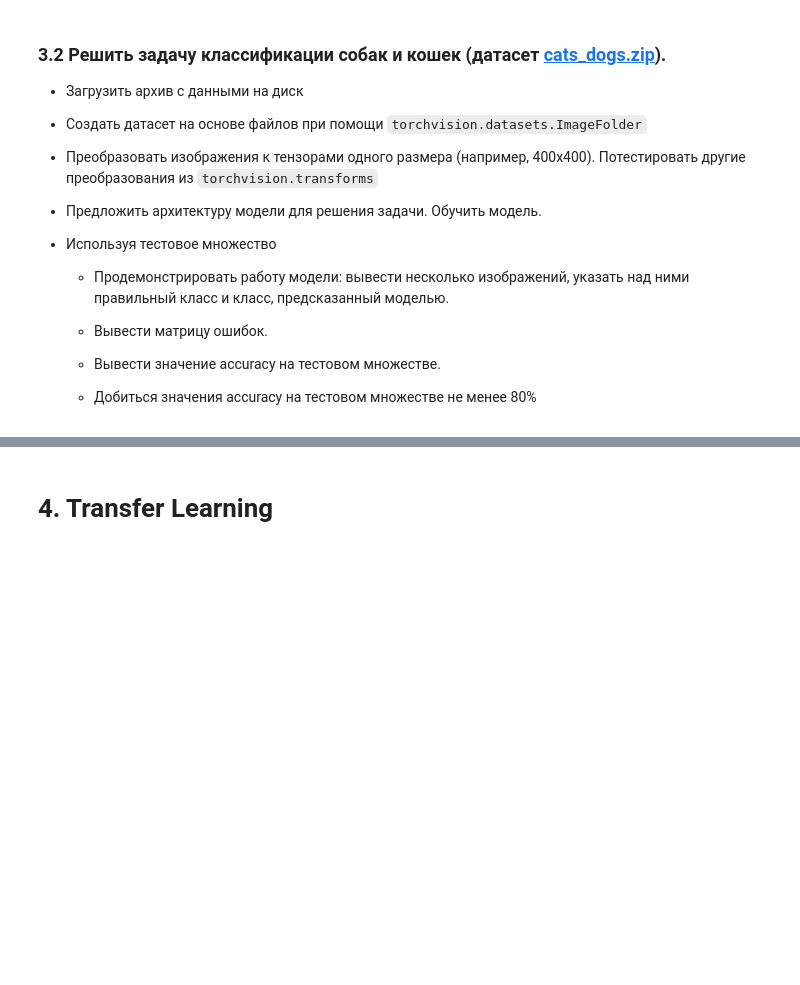
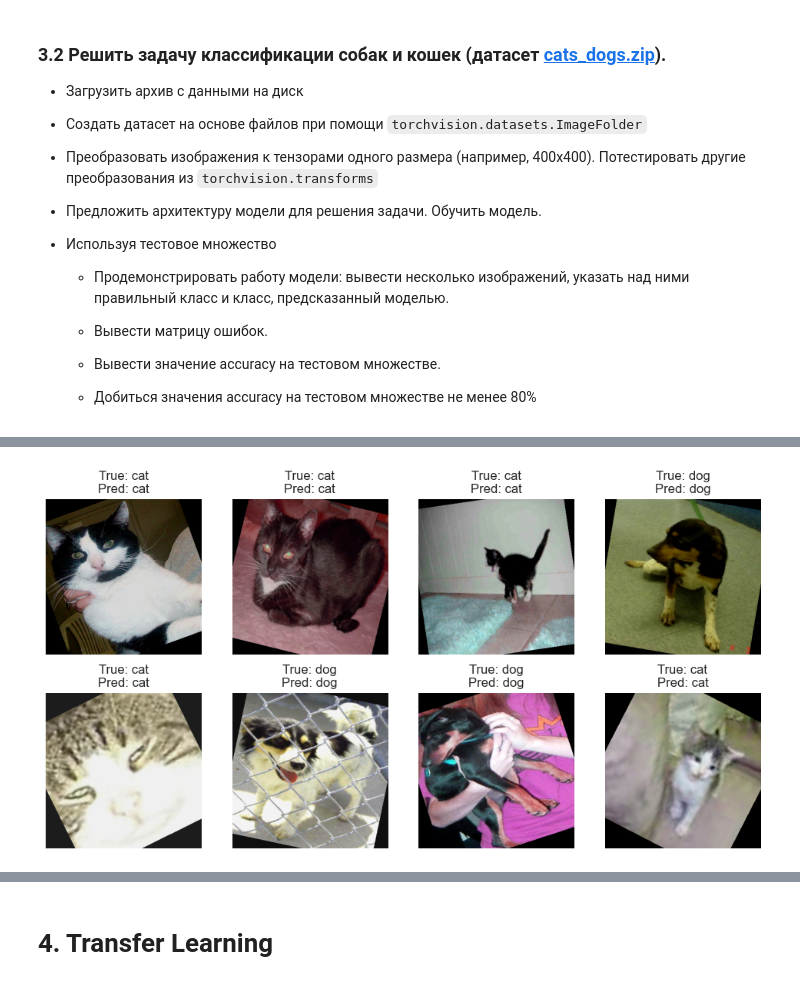
Before and after one commit to master-of-the-dungeon/ITiABD-PM22-7-Nikolay-Sedov, a Jupyter notebook: DL/blank_04_cnn.ipynb, the cells around one changed output, grey strips where cells are left out. Saved outputs shown, nothing was run; the diff lists cells and outputs as text; code cells hidden in the pictures; blank space fills up the shorter version.

```diff
--- a/DL/blank_04_cnn.ipynb
+++ b/DL/blank_04_cnn.ipynb
@@ -1095,33 +1095,33 @@ Accuracy on test set: 53.31%
   * Вывести значение accuracy на тестовом множестве.
   * Добиться значения accuracy на тестовом множестве не менее 80%
 # %%
-data_dir = 'C:\\Users\\nsedoff\\PycharmProjects\\ITiABD-PM22-7-Nikolay-Sedov\\DL\\cats_dogs\\cats_dogs\\train'  # Путь к папке с подкаталогами cats и dogs
+data_dir = 'C:\\Users\\n.sedov\\Documents\\vscode docs\\ITiABD-PM22-7-Nikolay-Sedov\\DL\\\\cats_dogs\\cats_dogs\\train'
 
-# Трансформации данных
 transform = transforms.Compose([
-    transforms.Resize((400, 400)),        # Изменение размера изображений до 400x400
-    transforms.RandomHorizontalFlip(),    # Случайное горизонтальное отражение
-    transforms.RandomRotation(30),        # Случайное вращение на угол до 30 градусов
-    transforms.ColorJitter(brightness=0.2, contrast=0.2, saturation=0.2, hue=0.1),  # Случайное изменение цвета
-    transforms.ToTensor(),                # Преобразование в тензоры
-    transforms.Normalize((0.5, 0.5, 0.5), (0.5, 0.5, 0.5))  # Нормализация
+    transforms.Resize((400, 400)),
+    transforms.RandomHorizontalFlip(),
+    transforms.RandomRotation(30),
+    transforms.ColorJitter(brightness=0.2, contrast=0.2, saturation=0.2, hue=0.1),
+    transforms.ToTensor(),
+    transforms.Normalize((0.5, 0.5, 0.5), (0.5, 0.5, 0.5))
 ])
 
-# Создание датасета на основе ImageFolder
 dataset = datasets.ImageFolder(root=data_dir, transform=transform)
 
-# Разделение на обучающую и тестовую выборки (например, 80% для обучения, 20% для тестирования)
-train_size = int(0.8 * len(dataset))
-test_size = len(dataset) - train_size
-train_dataset, test_dataset = random_split(dataset, [train_size, test_size])
+train_size = int(0.7 * len(dataset))
+val_size = int(0.15 * len(dataset))
+test_size = len(dataset) - train_size - val_size
+train_dataset, val_dataset, test_dataset = random_split(dataset, [train_size, val_size, test_size])
 
 # Создание DataLoader'ов
-train_loader = DataLoader(train_dataset, batch_size=256, shuffle=True)
-test_loader = DataLoader(test_dataset, batch_size=256, shuffle=False)
+train_loader = DataLoader(train_dataset, batch_size=32, shuffle=True, num_workers=4, pin_memory=True)
+val_loader = DataLoader(val_dataset, batch_size=32, shuffle=False, num_workers=4, pin_memory=True)
+test_loader = DataLoader(test_dataset, batch_size=32, shuffle=False, num_workers=4, pin_memory=True)
 
 # Проверка классов
 print(f"Классы: {dataset.classes}")
 print(f"Количество изображений в обучающем наборе: {len(train_dataset)}")
+print(f"Количество изображений в валидационном наборе: {len(val_dataset)}")
 print(f"Количество изображений в тестовом наборе: {len(test_dataset)}")
 # %% [output]
 Классы: ['cat', 'dog']
@@ -1221,24 +1233,26 @@ plt.show()
 # %%
 def show_predictions(model, loader, class_names):
     model.eval()
     images, labels = next(iter(loader))
     images, labels = images.to(device), labels.to(device)
     outputs = model(images)
     _, preds = torch.max(outputs, 1)
 
     plt.figure(figsize=(12, 6))
     for i in range(8):
         plt.subplot(2, 4, i + 1)
         img = images[i].cpu().permute(1, 2, 0).numpy()
         img = (img * 0.5) + 0.5
         plt.imshow(img)
         plt.title(f"True: {class_names[labels[i]]}\nPred: {class_names[preds[i]]}")
         plt.axis('off')
     plt.show()
 
 # Получаем имена классов из датасета
-class_names = train_dataset.classes
+class_names = dataset.classes
 show_predictions(model, val_loader, class_names)
+# %% [output]
+[figure, added]
 # %%
 def plot_confusion_matrix(model, loader, class_names):
     model.eval()
```
Also changed, not shown: parts of 19 cells of this notebook.
